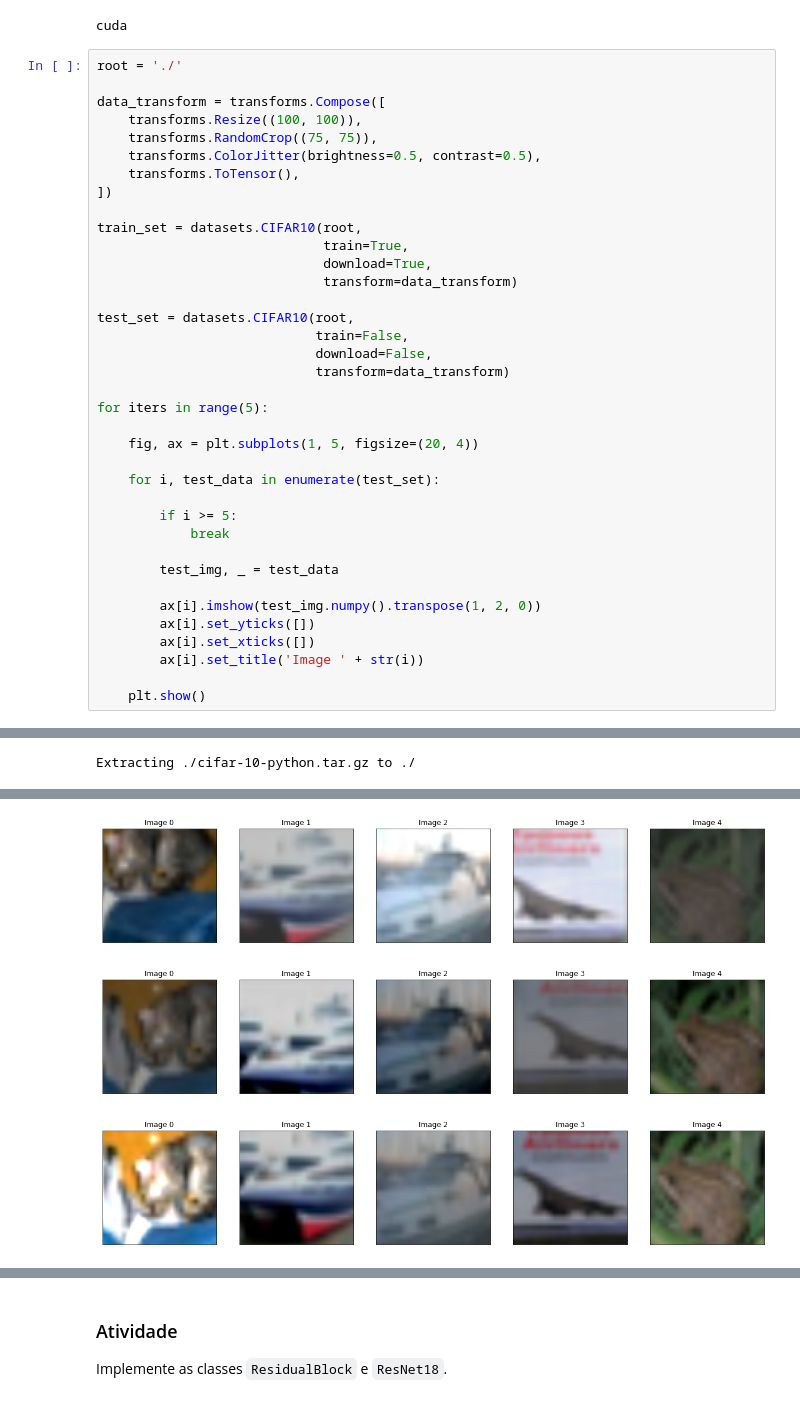
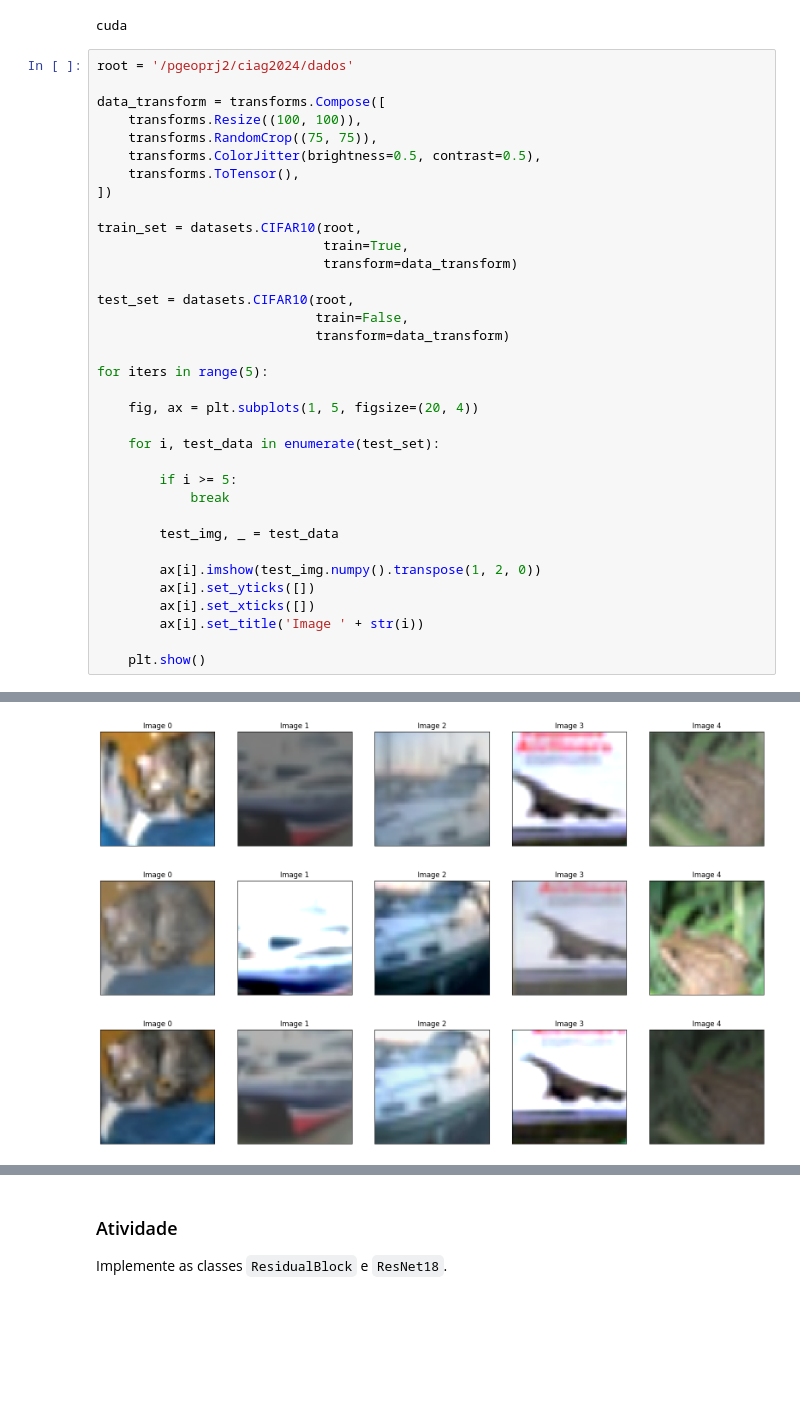
Before and after one commit to uai-ufmg/ciag-2025.1-rj, a Jupyter notebook: semana04/pratica/tatu/S04P04 - Gabarito - Resnet.ipynb, the cells around one changed output, grey strips where cells are left out. Drawn from its saved outputs; the diff is of its cells as text; blank space fills up the shorter version.

```diff
--- a/semana04/pratica/tatu/S04P04 - Gabarito - Resnet.ipynb
+++ b/semana04/pratica/tatu/S04P04 - Gabarito - Resnet.ipynb
@@ -54,7 +54,7 @@ print(args['device'])
 # %% [output]
 cuda
 # %%
-root = './'
+root = '/pgeoprj2/ciag2024/dados'
 
 data_transform = transforms.Compose([
     transforms.Resize((100, 100)),
@@ -65,12 +65,10 @@ data_transform = transforms.Compose([
 
 train_set = datasets.CIFAR10(root,
                              train=True,
-                             download=True,
                              transform=data_transform)
 
 test_set = datasets.CIFAR10(root,
                             train=False,
-                            download=False,
                             transform=data_transform)
 
 for iters in range(5):
@@ -95 +91,0 @@ Downloading https://www.cs.toronto.edu/~kriz/cifar-10-python.tar.gz to ./cifar-1
-Extracting ./cifar-10-python.tar.gz to ./
@@ -97,3 +93,3 @@ Extracting ./cifar-10-python.tar.gz to ./
-[figure, old version]
+[figure, new version]
-[figure, old version]
+[figure, new version]
-[figure, old version]
+[figure, new version]
```
Also changed, not shown: parts of 3 cells of this notebook, 8 other files.
